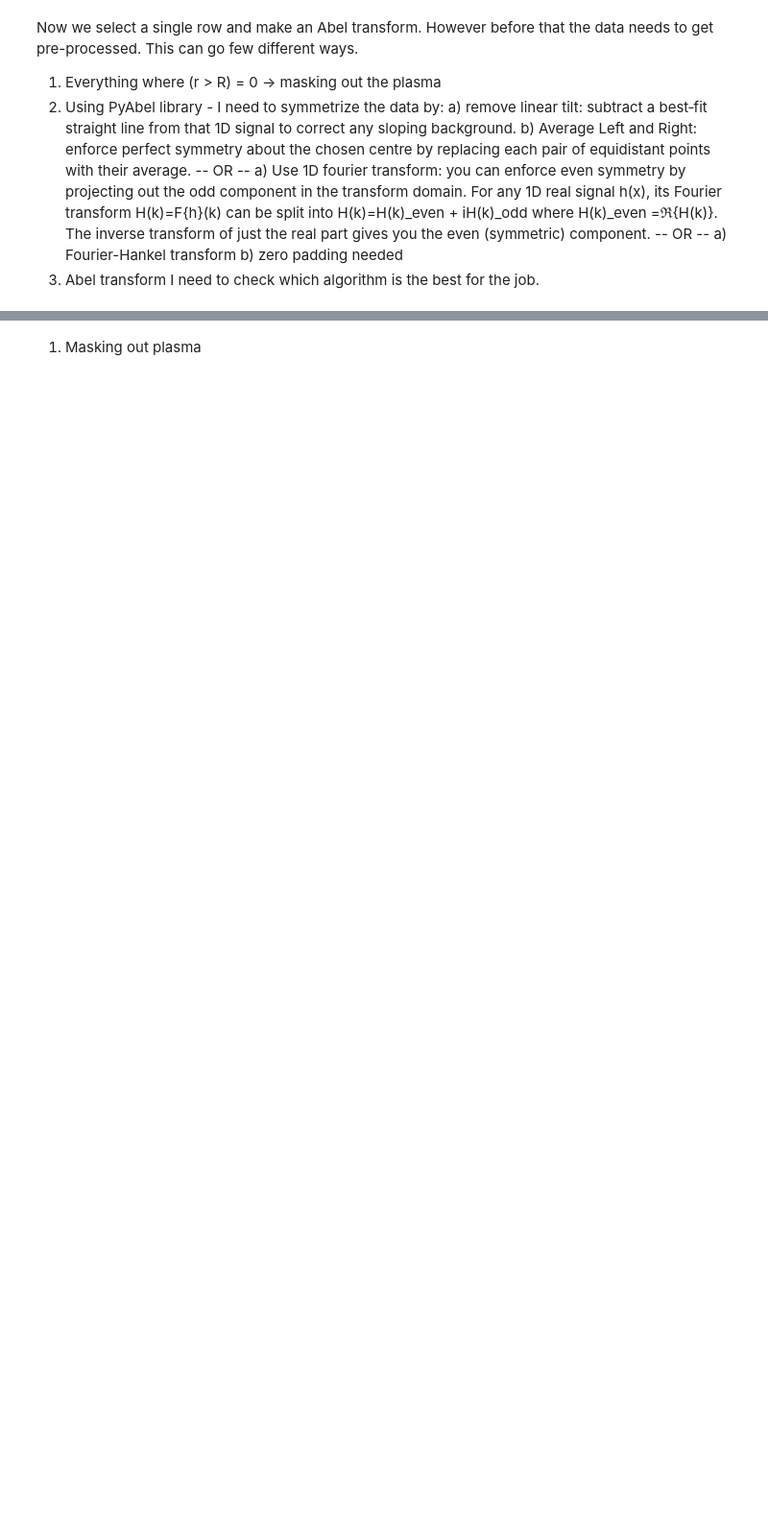
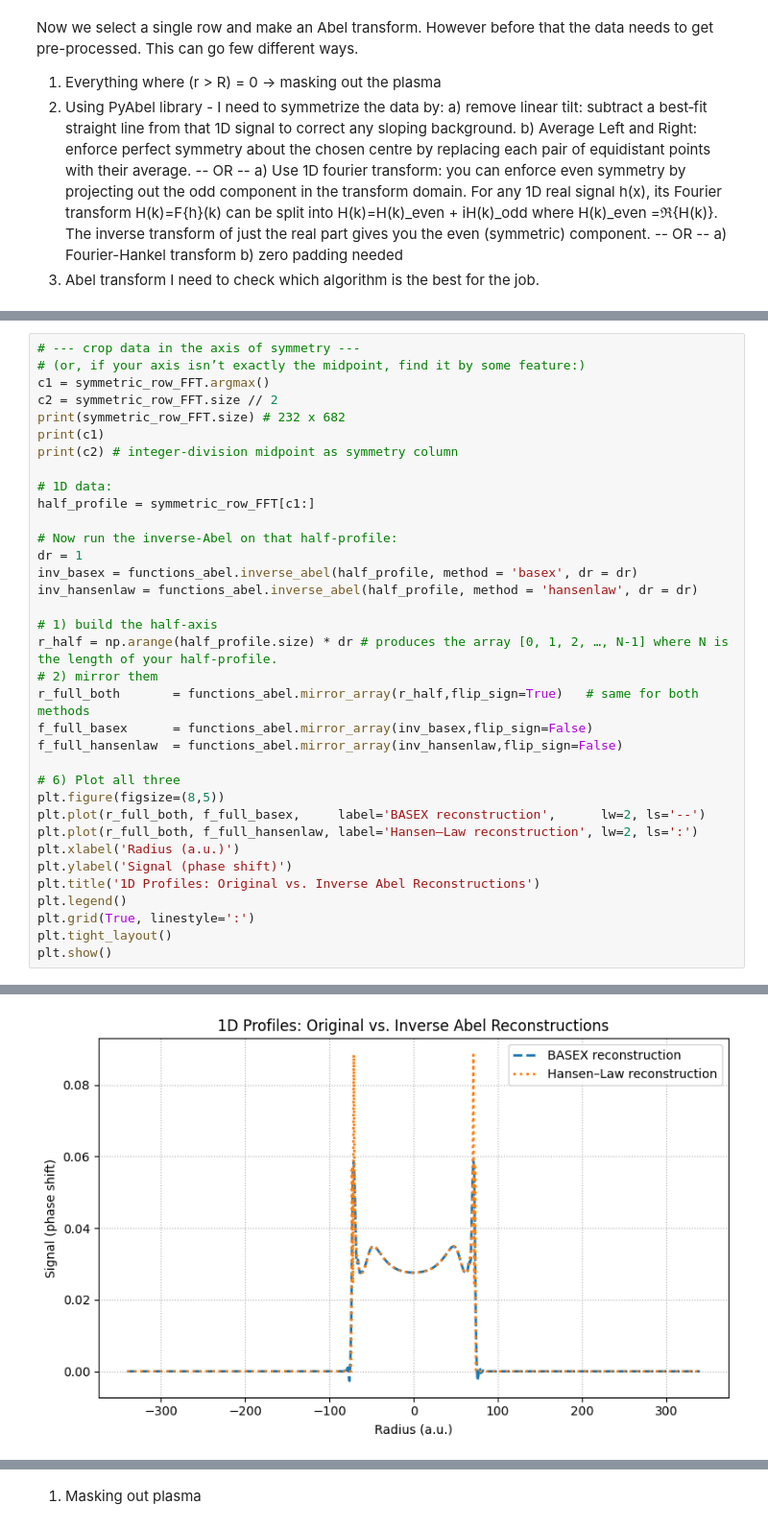
Before and after one commit to josef-codes/Abel-inversion, a Jupyter notebook: src/Phase_shift_extraction_automated.ipynb, the cells around one changed output, grey strips where cells are left out. Shown: that part at 96% size. Drawn from its saved outputs; the diff is of its cells as text; blank space fills up the shorter version.

```diff
--- a/src/Phase_shift_extraction_automated.ipynb
+++ b/src/Phase_shift_extraction_automated.ipynb
@@ -386,0 +422,36 @@ global_functions_im.plot_image(gradient, title='Phase shift', cmap=cmr.cosmic) #
+# %%
+# --- crop data in the axis of symmetry ---
+# (or, if your axis isn’t exactly the midpoint, find it by some feature:)
+c1 = symmetric_row_FFT.argmax()
+c2 = symmetric_row_FFT.size // 2
+print(symmetric_row_FFT.size) # 232 x 682
+print(c1)
+print(c2) # integer‐division midpoint as symmetry column
+
+# 1D data:
+half_profile = symmetric_row_FFT[c1:]
+
+# Now run the inverse‐Abel on that half-profile:
+dr = 1
+inv_basex = functions_abel.inverse_abel(half_profile, method = 'basex', dr = dr)
+inv_hansenlaw = functions_abel.inverse_abel(half_profile, method = 'hansenlaw', dr = dr)
+
+# 1) build the half-axis
+r_half = np.arange(half_profile.size) * dr # produces the array [0, 1, 2, …, N-1] where N is the length of your half-profile.
+# 2) mirror them
+r_full_both       = functions_abel.mirror_array(r_half,flip_sign=True)   # same for both methods
+f_full_basex      = functions_abel.mirror_array(inv_basex,flip_sign=False)
+f_full_hansenlaw  = functions_abel.mirror_array(inv_hansenlaw,flip_sign=False)
+
+# 6) Plot all three
+plt.figure(figsize=(8,5))
+plt.plot(r_full_both, f_full_basex,     label='BASEX reconstruction',      lw=2, ls='--')
+plt.plot(r_full_both, f_full_hansenlaw, label='Hansen–Law reconstruction', lw=2, ls=':')
+plt.xlabel('Radius (a.u.)')
+plt.ylabel('Signal (phase shift)')
+plt.title('1D Profiles: Original vs. Inverse Abel Reconstructions')
+plt.legend()
+plt.grid(True, linestyle=':')
+plt.tight_layout()
+plt.show()
+# %% [output]
@@ -386,0 +464 @@ global_functions_im.plot_image(gradient, title='Phase shift', cmap=cmr.cosmic) #
+[figure, added]
```
Also changed, not shown: parts of 18 cells of this notebook, 3 other files.
